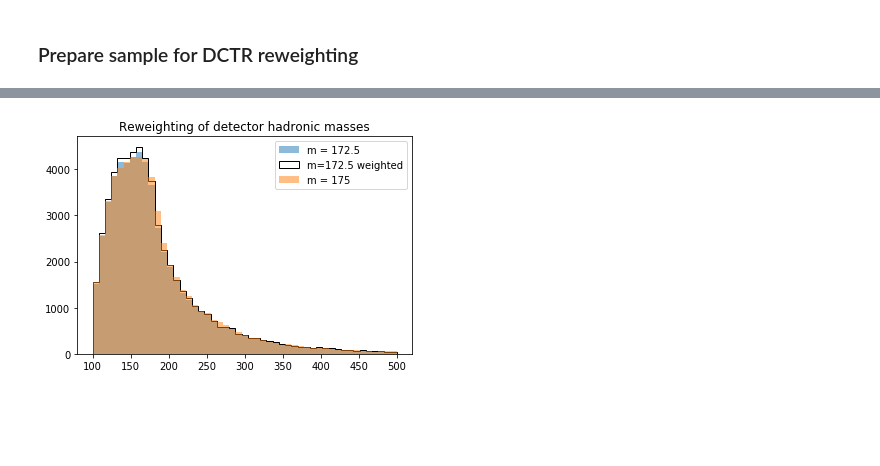
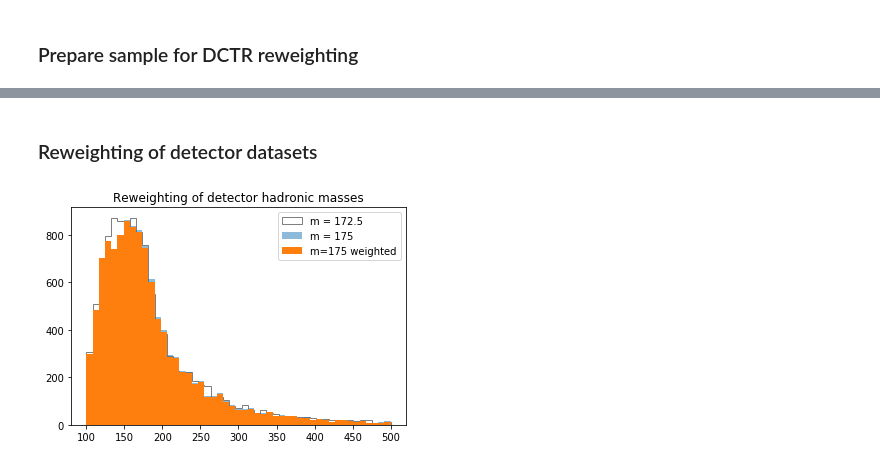
Before and after one commit to cha-suaysom/DCTREventGeneration, a Jupyter notebook: top_mass_reweighting.ipynb, the cells around one changed output, grey strips where cells are left out. Drawn from its saved outputs; the diff is of its cells as text; code cells hidden in the pictures; blank space fills up the shorter version.

```diff
--- a/top_mass_reweighting.ipynb
+++ b/top_mass_reweighting.ipynb
@@ -73,5 +62,3 @@ plt.show()
-# %%
-mu_values = np.load(data_dir+ 'part_varmass_6j.npy')[:,0,-1]
 # %% [markdown]
 ### Prepare sample for DCTR reweighting
 # %%
@@ -92,8 +92,10 @@ inputs = Input((2,))
 hidden_layer_1 = Dense(50, activation='relu')(inputs)
 hidden_layer_2 = Dense(50, activation='relu')(hidden_layer_1)
 hidden_layer_3 = Dense(50, activation='relu')(hidden_layer_2)
+hidden_layer_4 = Dense(50, activation='relu')(hidden_layer_3)
+hidden_layer_5 = Dense(50, activation='relu')(hidden_layer_4)
 
-outputs = Dense(2, activation='softmax')(hidden_layer_3)
+outputs = Dense(2, activation='softmax')(hidden_layer_5)
 
 dctr_model = Model(inputs = inputs, outputs = outputs)
 dctr_model.compile(loss='categorical_crossentropy', optimizer='Adam')
@@ -140,7 +163,6 @@ plt.show()
 # %%
-test_had_mass = np.load(data_dir + 'part_172_5_6j_obs.npy')[:,1]
-X0_test = np.vstack([test_had_mass,172.5*np.ones(len(X0_test))]).T
-X1_test = np.load(data_dir + 'part_175_0_6j_obs.npy')[:,1]
+X0_test = np.vstack([test_had_mass,172.5*np.ones(len(test_had_mass))]).T
+X1_test = np.load(data_dir + 'part_175_0_6j_obs.npy')[:,1][:len(X0_test)]
 X1_test = np.vstack([X1_test,175*np.ones(len(X1_test))]).T
 # %%
 # Get predicted probabilities
@@ -194,18 +221,20 @@ plt.show()
+# %% [markdown]
+### Reweighting of detector datasets
 # %%
-X0_test = np.load(data_dir + 'det_172_5_6j_obs.npy')[:,1]
+X0_test = np.load(data_dir + 'det_172_5_6j_obs.npy')[:,1][int(len(default_had_mass_all)*0.8):]
 X0_test = np.vstack([X0_test,172.5*np.ones(len(X0_test))]).T
-X1_test = np.load(data_dir + 'det_175_0_6j_obs.npy')[:,1]
+X1_test = np.load(data_dir + 'det_175_0_6j_obs.npy')[:,1][:len(X0_test)]
 X1_test = np.vstack([X1_test,175*np.ones(len(X1_test))]).T
 # %%
 bins = np.linspace(100,500,50)
 plt.title("Reweighting of detector hadronic masses")
-default_data_hist = plt.hist(X0_test[:,0], bins = bins, alpha = 0.5, label = 'm = 172.5')[0]
-reweight_data_hist = plt.hist(X0_test[:,0], bins = bins, label = 'm=172.5 weighted', weights=weights_0, histtype='step', color='k')[0]
+default_data_hist = plt.hist(X0_test[:,0], bins = bins, alpha = 0.5, label = 'm = 172.5',histtype='step', color='k')[0]
 target_data_hist = plt.hist(X1_test[:,0], bins = bins, alpha = 0.5, label = 'm = 175')[0]
+reweight_data_hist = plt.hist(X1_test[:,0], bins = bins, label = 'm=175 weighted', weights=weights_1)[0]
 plt.legend()
 plt.show()
 # %% [output]
-[figure, old version]
+[figure, new version]
 # %%
 plt.title("Ratio between default and target histogram")
 plt.plot(default_data_hist/reweight_data_hist)
```
Also changed, not shown: parts of 23 cells of this notebook.
